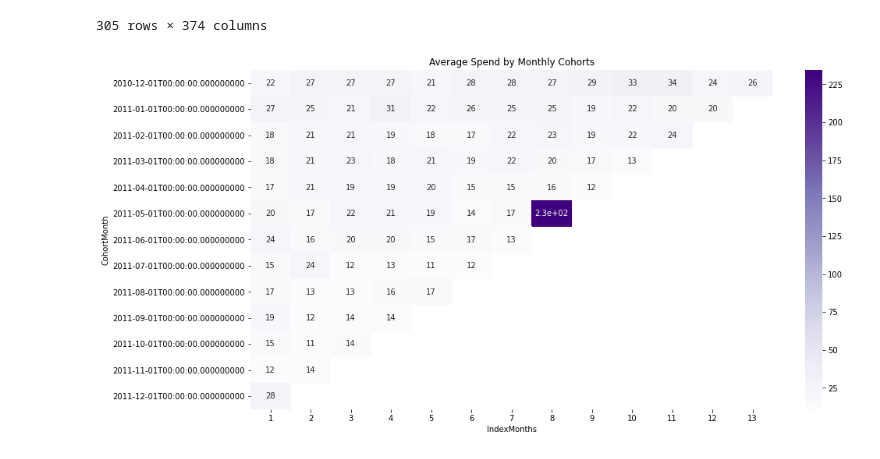
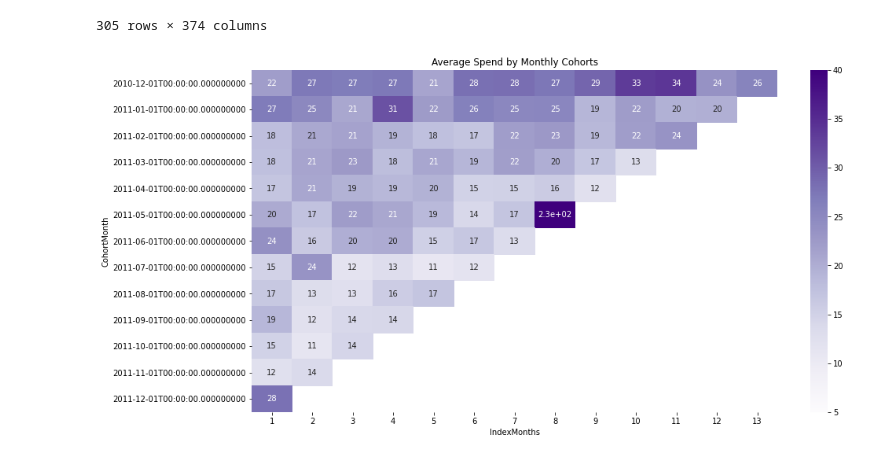
Before and after one commit to ovokpus/Customer-Segmentation, a Jupyter notebook: retail_project.ipynb, the cells around one changed output. Cells and saved outputs as stored; diff of their text form; code cells hidden in the pictures.

```diff
--- a/retail_project.ipynb
+++ b/retail_project.ipynb
@@ -490,10 +492,12 @@ average_price_days.round(3)
 # %%
 plt.figure(figsize=(15, 8))
 plt.title('Average Spend by Monthly Cohorts')
 sns.heatmap(data = average_price_mnth,
            annot = True,
+            vmin = 5.0,
+            vmax = 40.0,
            cmap = 'Purples')
 
 plt.show()
 # %% [output]
-[figure, old version]
+[figure, new version]
```
Also changed, not shown: parts of 2 cells of this notebook.
